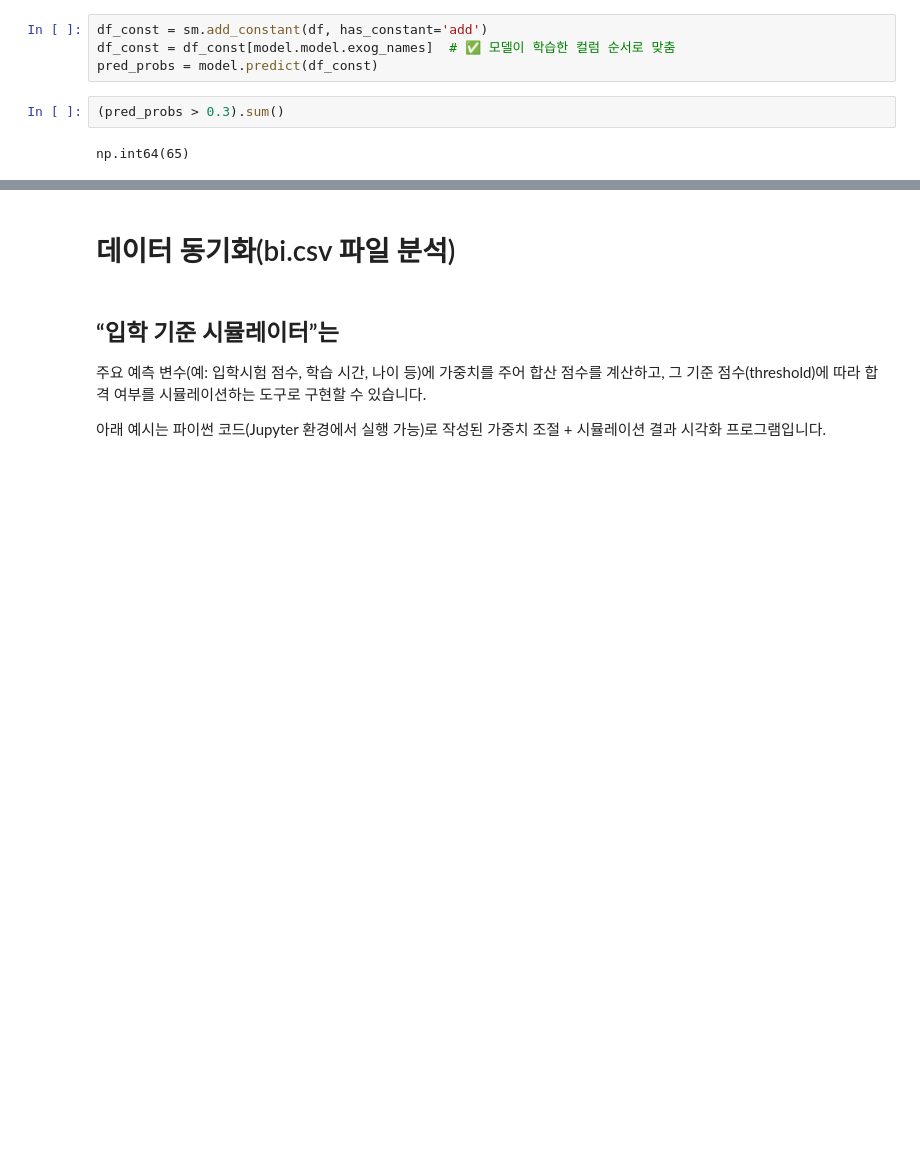
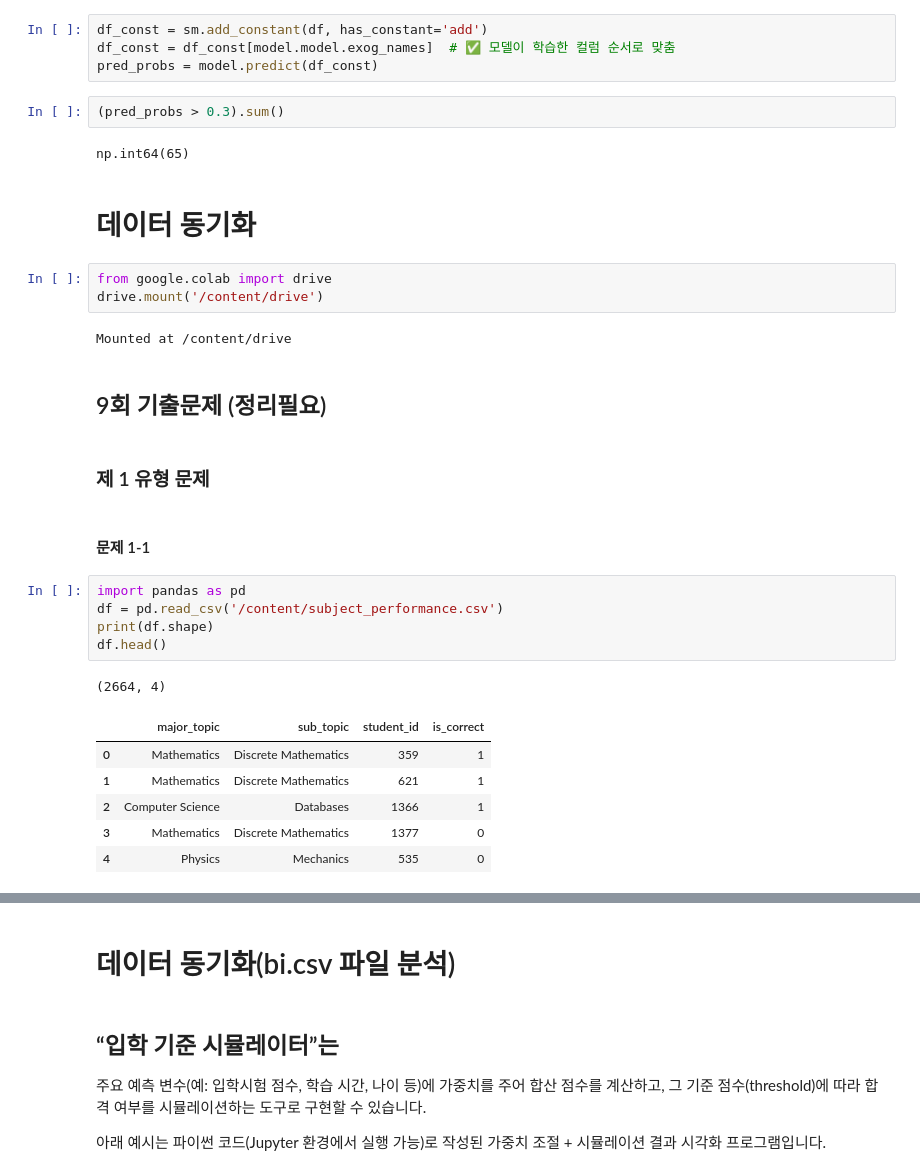
Before and after one commit to va4756/yemoon_bigdata_test, a Jupyter notebook: sinagong_bigdata.ipynb, the cells around one changed output, grey strips where cells are left out. Drawn from its saved outputs; the diff is of its cells as text; blank space fills up the shorter version.

Commit message:
Colab을 통해 생성됨

```diff
--- a/sinagong_bigdata.ipynb
+++ b/sinagong_bigdata.ipynb
@@ -3627,3 +3627,29 @@ pred_probs = model.predict(df_const)
 (pred_probs > 0.3).sum()
 # %% [output]
 np.int64(65)
+# %% [markdown]
+# 데이터 동기화
+# %%
+from google.colab import drive
+drive.mount('/content/drive')
+# %% [output]
+Mounted at /content/drive
+# %% [markdown]
+## 9회 기출문제 (정리필요)
+# %% [markdown]
+### 제 1 유형 문제
+# %% [markdown]
+#### 문제 1-1
+# %%
+import pandas as pd
+df = pd.read_csv('/content/subject_performance.csv')
+print(df.shape)
+df.head()
+# %% [output]
+(2664, 4)
+|  | major_topic | sub_topic | student_id | is_correct |
+| 0 | Mathematics | Discrete Mathematics | 359 | 1 |
+| 1 | Mathematics | Discrete Mathematics | 621 | 1 |
+| 2 | Computer Science | Databases | 1366 | 1 |
+| 3 | Mathematics | Discrete Mathematics | 1377 | 0 |
+| 4 | Physics | Mechanics | 535 | 0 |
```
Also changed, not shown: parts of 22 cells of this notebook.
